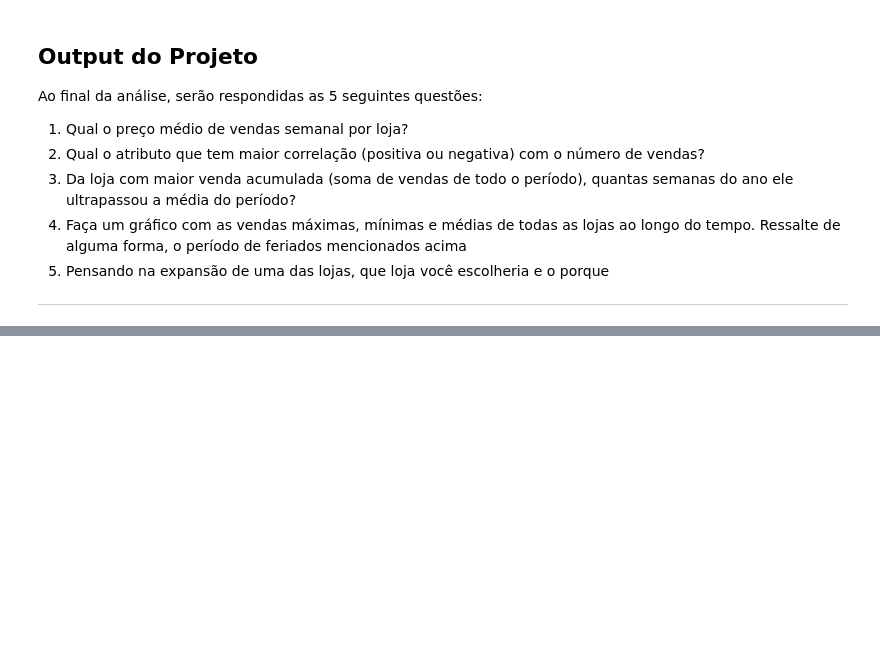
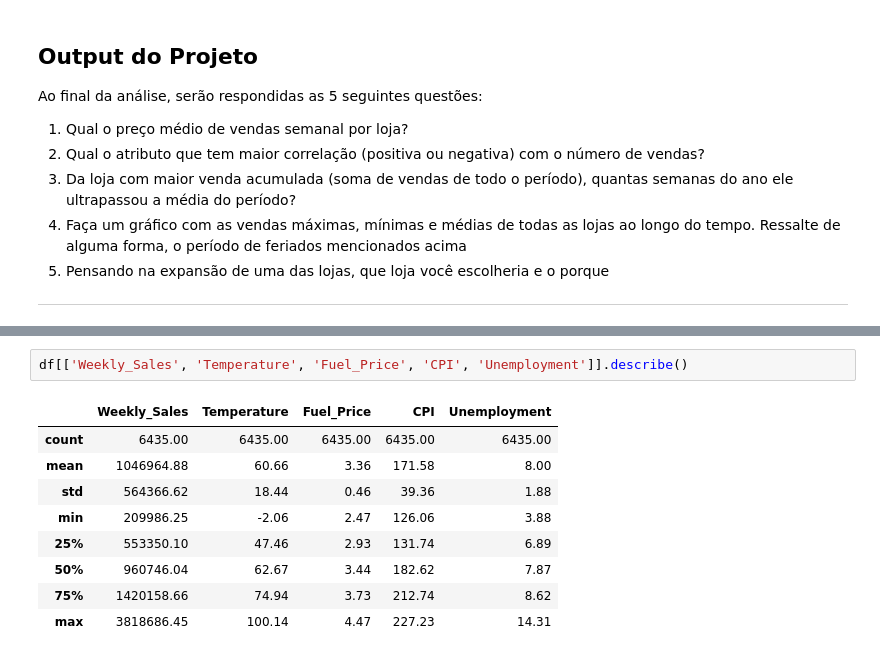
Before and after one commit to WashHolanda/CaseWalmartDNC, a Jupyter notebook: CaseWalmart.ipynb, the cells around one changed output, grey strips where cells are left out. Saved outputs shown, nothing was run; the diff lists cells and outputs as text; blank space fills up the shorter version.

```diff
--- a/CaseWalmart.ipynb
+++ b/CaseWalmart.ipynb
@@ -113,0 +144,12 @@ print(base)
+# %%
+df[['Weekly_Sales', 'Temperature', 'Fuel_Price', 'CPI', 'Unemployment']].describe()
+# %% [output]
+|  | Weekly_Sales | Temperature | Fuel_Price | CPI | Unemployment |
+| count | 6435.00 | 6435.00 | 6435.00 | 6435.00 | 6435.00 |
+| mean | 1046964.88 | 60.66 | 3.36 | 171.58 | 8.00 |
+| std | 564366.62 | 18.44 | 0.46 | 39.36 | 1.88 |
+| min | 209986.25 | -2.06 | 2.47 | 126.06 | 3.88 |
+| 25% | 553350.10 | 47.46 | 2.93 | 131.74 | 6.89 |
+| 50% | 960746.04 | 62.67 | 3.44 | 182.62 | 7.87 |
+| 75% | 1420158.66 | 74.94 | 3.73 | 212.74 | 8.62 |
+| max | 3818686.45 | 100.14 | 4.47 | 227.23 | 14.31 |
```
Also changed, not shown: parts of 14 cells of this notebook.
